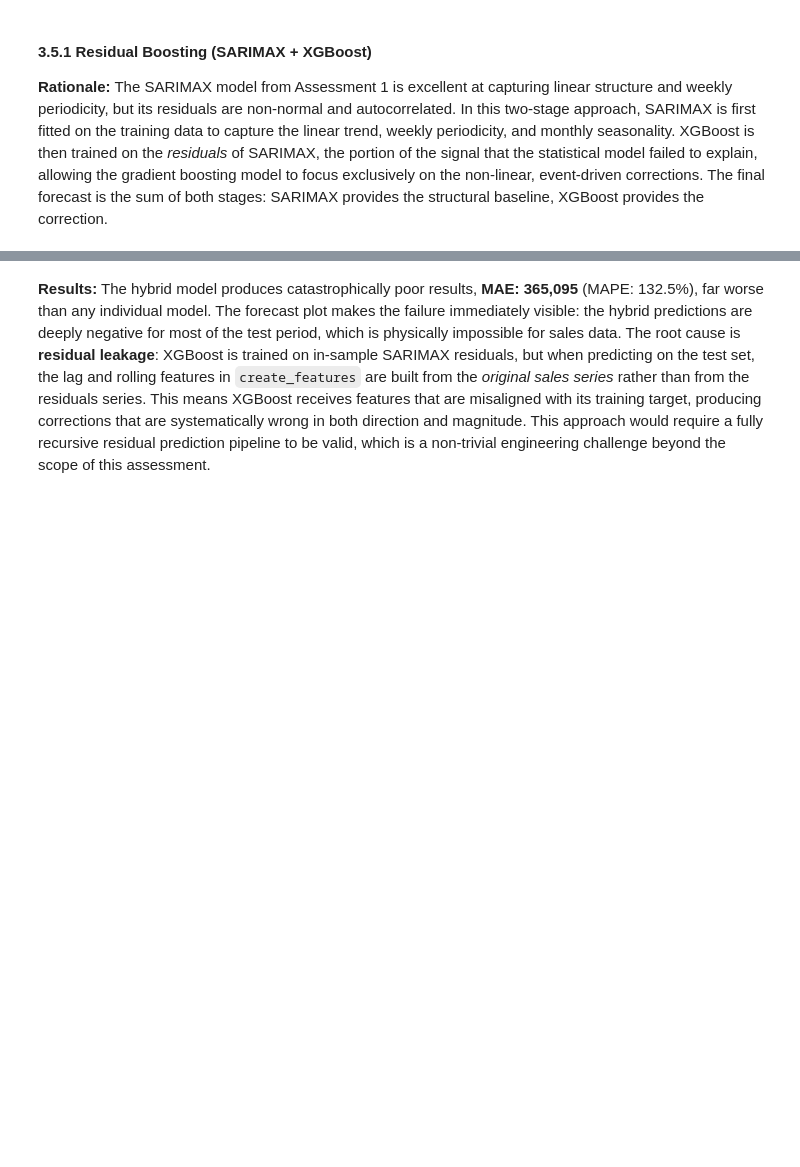
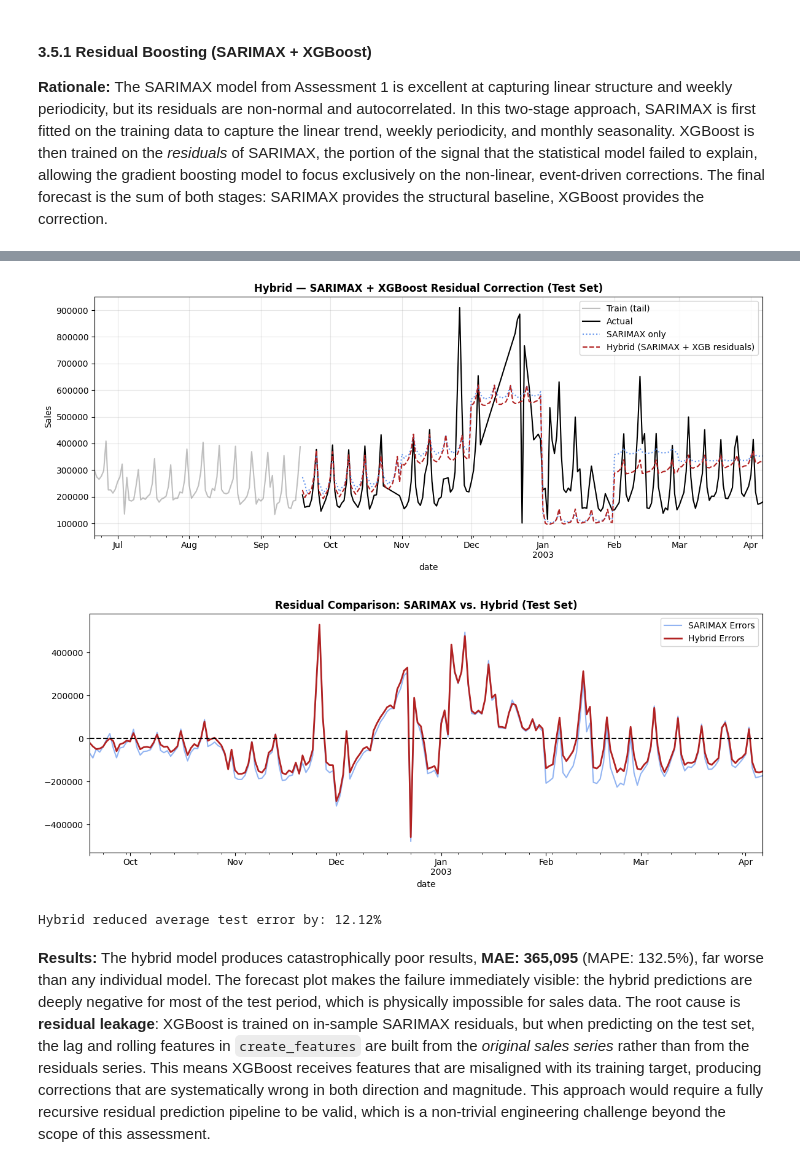
Before and after one commit to joaquinorradre/Time_Series_Assesment1, a Jupyter notebook: Assessment2.ipynb, the cells around one changed output, grey strips where cells are left out. Drawn from its saved outputs; the diff is of its cells as text; code cells hidden in the pictures; blank space fills up the shorter version.

Commit message:
fix first hybrid approach

```diff
--- a/Assessment2.ipynb
+++ b/Assessment2.ipynb
@@ -39,7 +39,7 @@ data_trimmed = data_raw.loc['2000-07-10':].copy()
 
 # ── Impute remaining gaps with linear interpolation ───────────────────────────
 data_imputed = data_trimmed.copy()
-data_imputed['sales'] = data_imputed['sales'].interpolate(method='linear')
+data_imputed['sales'] = data_imputed['sales'].interpolate(metbashod='linear')
 
 print(f"Series range : {data_imputed.index.min().date()}  →  {data_imputed.index.max().date()}")
 print(f"Total days   : {len(data_imputed)}")
@@ -964,3 +990,37 @@ Hybrid (SARIMAX + XGBoost residuals)  →  MAE: 365,095   MAPE: 132.5%
+# %%
+# ── Plot 1: Forecast vs Actual (Test Set) ─────────────────────────────────────
+fig, ax = plt.subplots(figsize=(12, 5))
+y_train.tail(90).plot(ax=ax, color='gray', alpha=0.5, label='Train (tail)')
+y_test.plot(ax=ax,                color='black',         lw=1.5,  label='Actual')
+sarimax_pred_test.plot(ax=ax,     color='cornflowerblue', ls=':',  label='SARIMAX only')
+pred_hybrid_residual.plot(ax=ax,  color='firebrick',      ls='--', label='Hybrid (SARIMAX + XGB residuals)')
+ax.set_title('Hybrid — SARIMAX + XGBoost Residual Correction (Test Set)', fontweight='bold')
+ax.set_ylabel('Sales')
+ax.legend()
+ax.grid(True, alpha=0.3)
+plt.tight_layout()
+plt.show()
+
+# ── Plot 2: Residuals over time (Test Set) ────────────────────────────────────
+sarimax_residuals = y_test - sarimax_pred_test
+hybrid_residuals  = y_test - pred_hybrid_residual
+
+fig, ax1 = plt.subplots(figsize=(12, 5))
+sarimax_residuals.plot(ax=ax1, label='SARIMAX Errors', color='cornflowerblue', alpha=0.7)
+hybrid_residuals.plot(ax=ax1,  label='Hybrid Errors',  color='firebrick', lw=2)
+ax1.axhline(0, color='black', linestyle='--')
+ax1.set_title('Residual Comparison: SARIMAX vs. Hybrid (Test Set)', fontweight='bold')
+ax1.legend()
+plt.tight_layout()
+plt.show()
+
+# ── Improvement stat ──────────────────────────────────────────────────────────
+improvement = (1 - hybrid_residuals.abs().mean() / sarimax_residuals.abs().mean()) * 100
+print(f"Hybrid reduced average test error by: {improvement:.2f}%")
+# %% [output]
+[figure, added]
+[figure, added]
+Hybrid reduced average test error by: 12.12%
 # %% [markdown]
 **Results:** The hybrid model produces catastrophically poor results, **MAE: 365,095** (MAPE: 132.5%), far worse than any individual model. The forecast plot makes the failure immediately visible: the hybrid predictions are deeply negative for most of the test period, which is physically impossible for sales data. The root cause is **residual leakage**: XGBoost is trained on in-sample SARIMAX residuals, but when predicting on the test set, the lag and rolling features in `create_features` are built from the *original sales series* rather than from the residuals series. This means XGBoost receives features that are misaligned with its training target, producing corrections that are systematically wrong in both direction and magnitude. This approach would require a fully recursive residual prediction pipeline to be valid, which is a non-trivial engineering challenge beyond the scope of this assessment.
 # %% [markdown]
```
Also changed, not shown: parts of 1 cell of this notebook.
